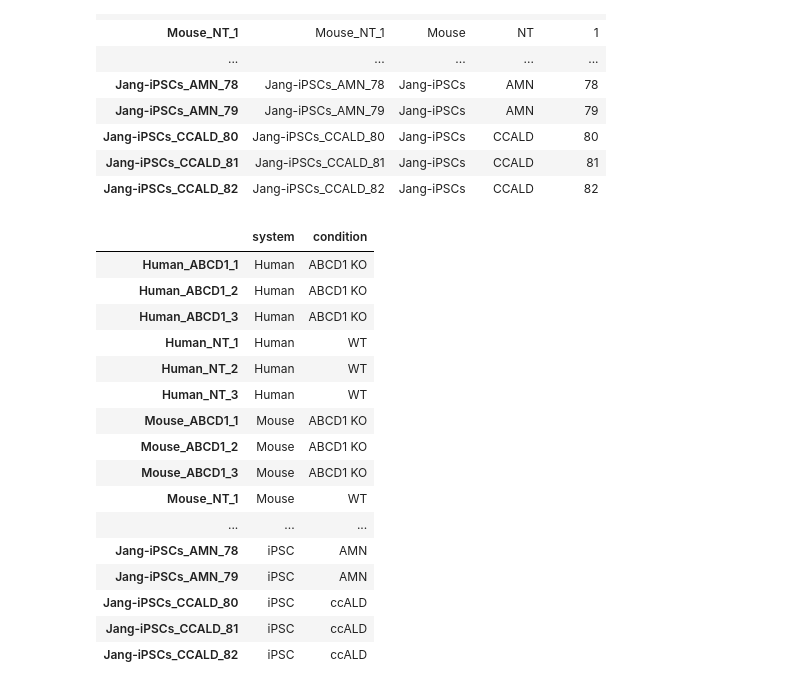
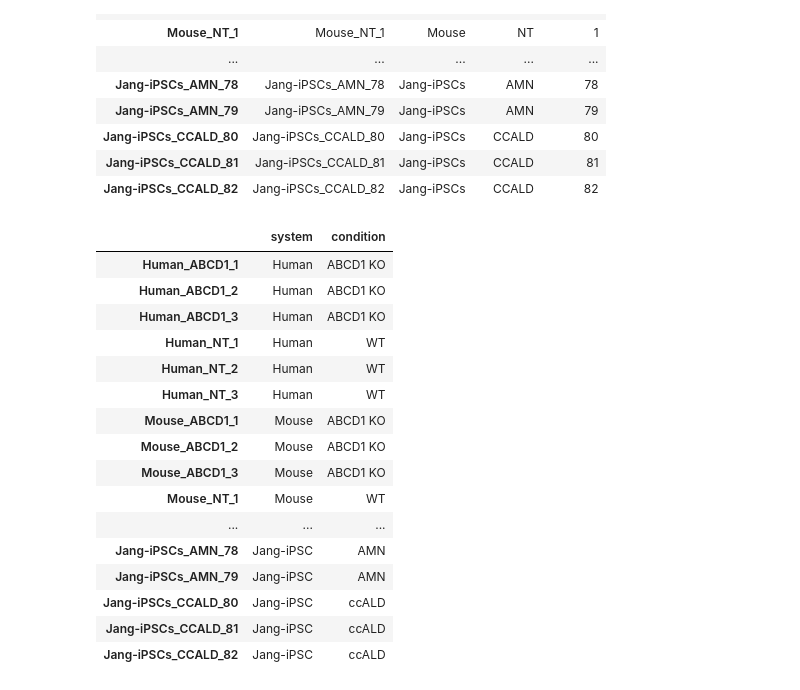
Before and after one commit to Musolino-Lab/ABCD1-KO-Transcriptome, a Jupyter notebook: Serialize_DESeq_Data_to_JSON.ipynb, the cells around one changed output. Drawn from its saved outputs; the diff is of its cells as text; code cells hidden in the pictures.

```diff
--- a/Serialize_DESeq_Data_to_JSON.ipynb
+++ b/Serialize_DESeq_Data_to_JSON.ipynb
@@ -247,26 +247,26 @@ classes
 | Jang-iPSCs_CCALD_81 | Jang-iPSCs_CCALD_81 | Jang-iPSCs | CCALD | 81 |
 | Jang-iPSCs_CCALD_82 | Jang-iPSCs_CCALD_82 | Jang-iPSCs | CCALD | 82 |
 # %%
-classes['system'] = classes['system'].replace('Lee','iPSC').replace('Jang-iPSCs', 'iPSC').replace('Jang-hESCs', 'hESC')
+classes['system'] = classes['system'].replace('Lee','Lee-iPSC').replace('Jang-iPSCs', 'Jang-iPSC').replace('Jang-hESCs', 'Jang-iPSC')
 classes['condition'] = classes['condition'].replace('ABCD1', 'ABCD1 KO').replace('ccALD', 'ABCD1 KO').replace('CCALD', 'ccALD').replace('NT', 'WT').replace('Control', 'WT')
 classes[['system', 'condition']]
 # %% [output]
 |  | system | condition |
 | Human_ABCD1_1 | Human | ABCD1 KO |
 | Human_ABCD1_2 | Human | ABCD1 KO |
 | Human_ABCD1_3 | Human | ABCD1 KO |
 | Human_NT_1 | Human | WT |
 | Human_NT_2 | Human | WT |
 | Human_NT_3 | Human | WT |
 | Mouse_ABCD1_1 | Mouse | ABCD1 KO |
 | Mouse_ABCD1_2 | Mouse | ABCD1 KO |
 | Mouse_ABCD1_3 | Mouse | ABCD1 KO |
 | Mouse_NT_1 | Mouse | WT |
 | ... | ... | ... |
-| Jang-iPSCs_AMN_78 | iPSC | AMN |
-| Jang-iPSCs_AMN_79 | iPSC | AMN |
-| Jang-iPSCs_CCALD_80 | iPSC | ccALD |
-| Jang-iPSCs_CCALD_81 | iPSC | ccALD |
-| Jang-iPSCs_CCALD_82 | iPSC | ccALD |
+| Jang-iPSCs_AMN_78 | Jang-iPSC | AMN |
+| Jang-iPSCs_AMN_79 | Jang-iPSC | AMN |
+| Jang-iPSCs_CCALD_80 | Jang-iPSC | ccALD |
+| Jang-iPSCs_CCALD_81 | Jang-iPSC | ccALD |
+| Jang-iPSCs_CCALD_82 | Jang-iPSC | ccALD |
 # %%
 serialize(classes[['system', 'condition']], 'mouse_human_lee_jang_merged_classes', how='index')
```
Also changed, not shown: 2 other files.
